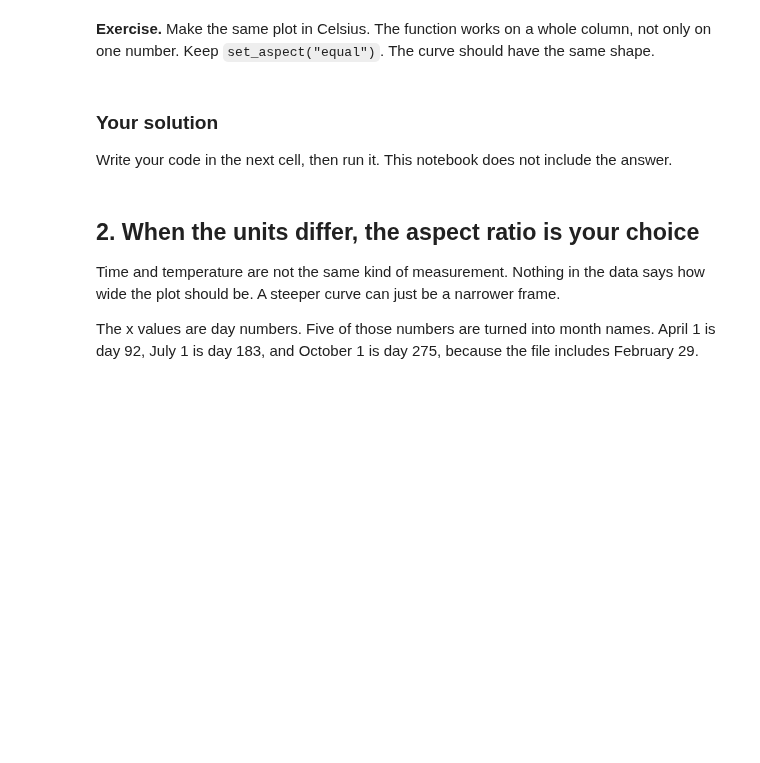
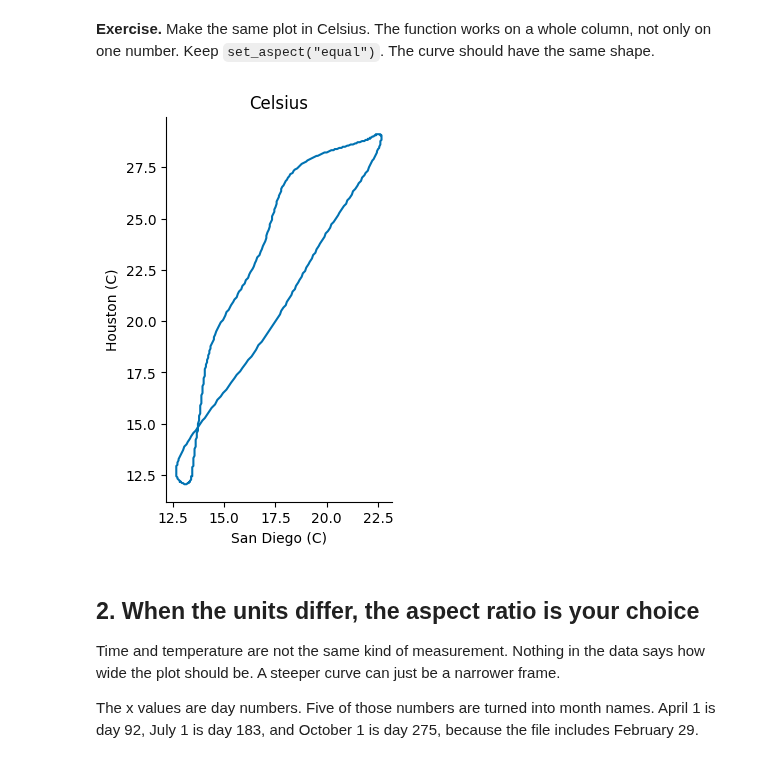
Before and after one commit to Alissa-Ouspen/data110_alissa, a Jupyter notebook: week4/Week4_Assign_coord_sys_axes_Alissa.ipynb, the cells around one changed output. Saved outputs shown, nothing was run; the diff lists cells and outputs as text; code cells hidden in the pictures; blank space fills up the shorter version.

```diff
--- a/week4/Week4_Assign_coord_sys_axes_Alissa.ipynb
+++ b/week4/Week4_Assign_coord_sys_axes_Alissa.ipynb
@@ -69,3 +66,3 @@ Upload `tempnormals.csv` if you have not yet. Then run the next cell.
 # %%
-temps = pd.read_csv("tempnormals.csv")
+temps = pd.read_csv("https://raw.github.com/Alissa-Ouspen/data110_alissa/main/datasets/tempnormals.csv")
 temps.head()
@@ -131,0 +194,5 @@ Write your code in the next cell, then run it. This notebook does not include th
+# %%
+def fahrenheit_to_celsius(temp_f):
+  return (temp_f - 32)*5/9
+
+fahrenheit_to_celsius(32)
@@ -153,6 +228,2 @@ plt.show()  # show() draws the picture
 # %% [markdown]
 **Exercise.** Make the same plot in Celsius. The function works on a whole column, not only on one number. Keep `set_aspect("equal")`. The curve should have the same shape.
-# %% [markdown]
-### Your solution
-
-Write your code in the next cell, then run it. This notebook does not include the answer.
@@ -161,3 +230,22 @@ Write your code in the next cell, then run it. This notebook does not include th
+# %%
+san_diego_celsius = fahrenheit_to_celsius(san_diego["temperature"])
+houston_celsius = fahrenheit_to_celsius(houston["temperature"])
+
+fig, ax = plt.subplots(figsize=(5, 5))
+
+ax.plot(san_diego_celsius, houston_celsius, color=BLUE)
+
+# set_aspect("equal") makes one degree the same length on x and on y.
+# Without it, the window can stretch the curve.
+ax.set_aspect("equal")
+
+ax.set_xlabel("San Diego (C)")
+ax.set_ylabel("Houston (C)")
+ax.set_title("Celsius")
+
+plt.show()
+# %% [output]
+[figure, added]
 # %% [markdown]
 ## 2. When the units differ, the aspect ratio is your choice
 
```
Also changed, not shown: parts of 67 cells of this notebook.
